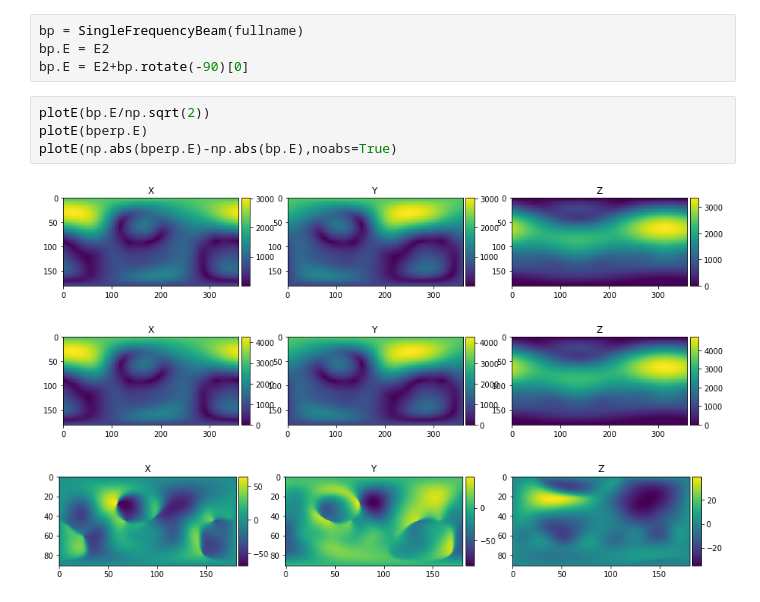
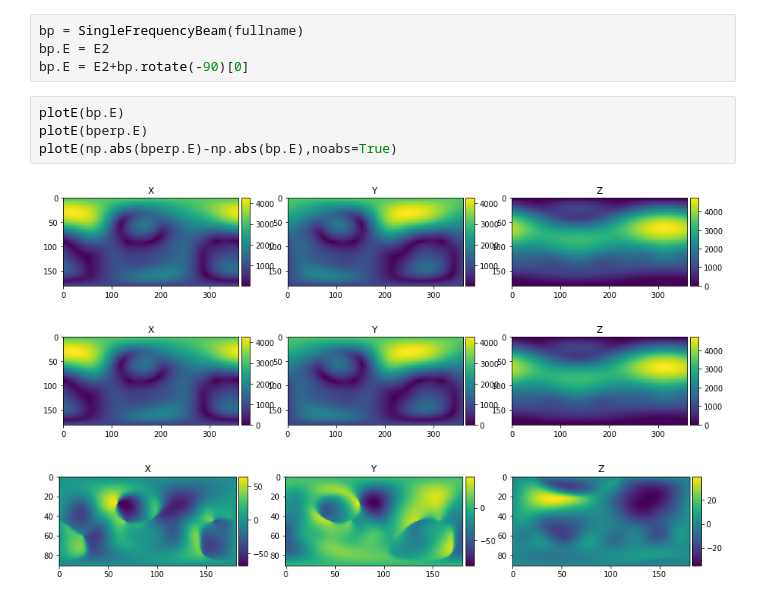
Before and after one commit to lusee-night/AntennaSimResults, a Jupyter notebook: notebooks/first_look.ipynb, the cells around one changed output. Cells and saved outputs as stored; diff of their text form.

Commit message:
sqrt 2 fix

```diff
--- a/notebooks/first_look.ipynb
+++ b/notebooks/first_look.ipynb
@@ -135,10 +135,10 @@ bp = SingleFrequencyBeam(fullname)
 bp.E = E2
 bp.E = E2+bp.rotate(-90)[0]
 # %%
-plotE(bp.E/np.sqrt(2))
+plotE(bp.E)
 plotE(bperp.E)
 plotE(np.abs(bperp.E)-np.abs(bp.E),noabs=True)
 # %% [output]
-[figure, old version]
+[figure, new version]
 [figure]
 [figure]
```
